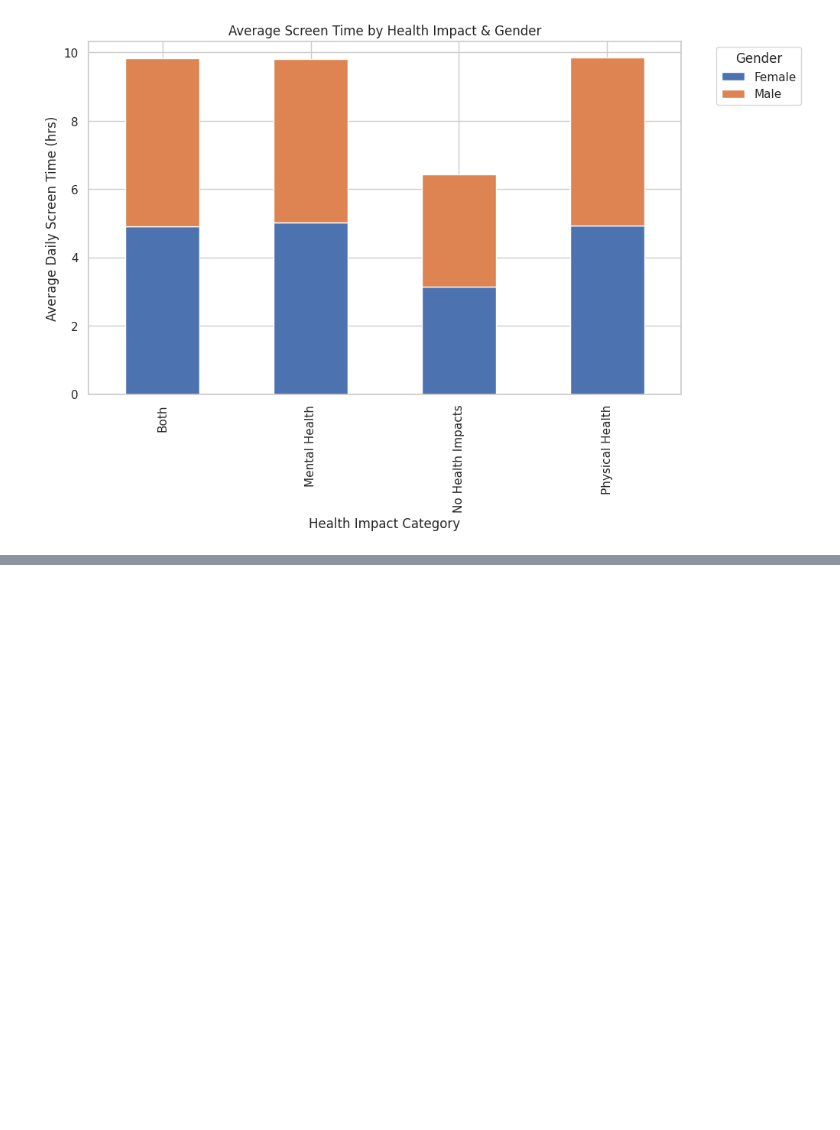
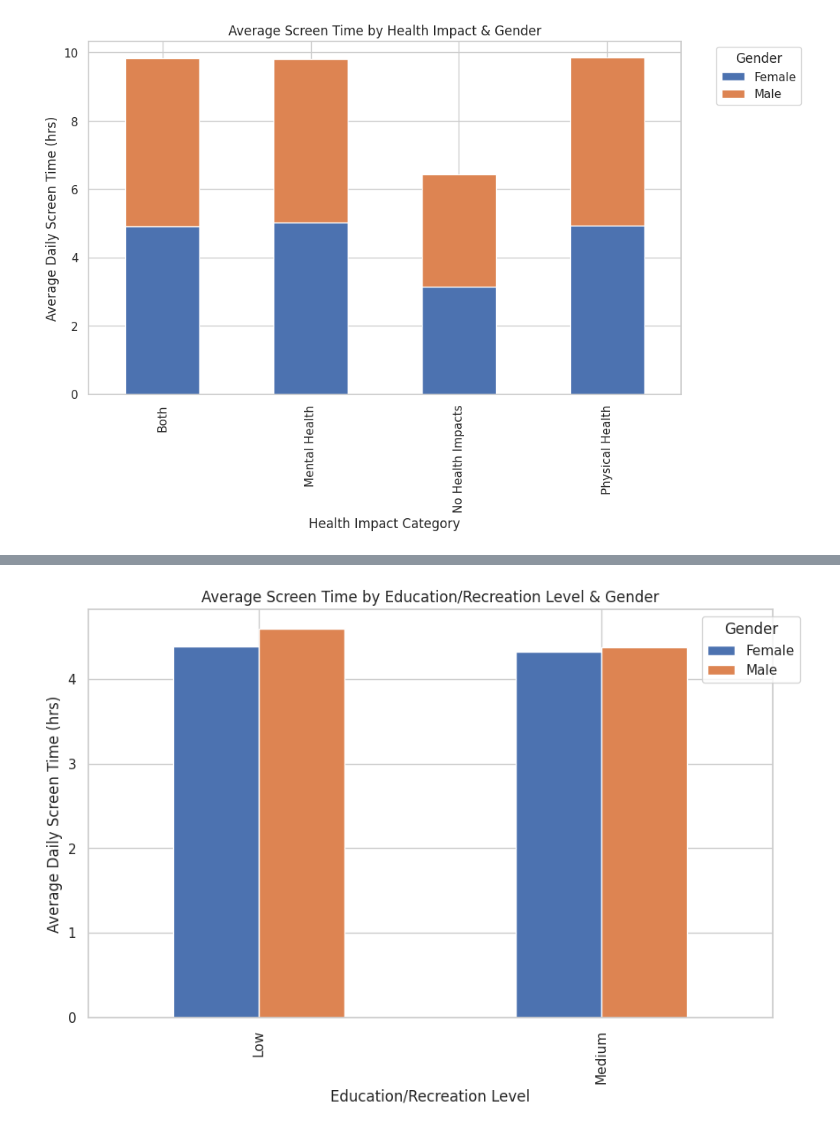
Before and after one commit to springboardmentor2468a-lab/Projects, a Jupyter notebook: Week_5.ipynb, the cells around one changed output, grey strips where cells are left out. Cells and saved outputs as stored; diff of their text form; code cells hidden in the pictures; blank space fills up the shorter version.

```diff
--- a/Week_5.ipynb
+++ b/Week_5.ipynb
@@ -103,0 +166,11 @@ plt.show()
+# %%
+# Clustered Bar Chart: Average Screen Time by Education/Recreation Level vs Gender
+edu_gender = df.groupby(['Edu_Recreation_Level', 'Gender'])['Avg_Daily_Screen_Time_hr'].mean().unstack()
+edu_gender.plot(kind='bar', stacked=False, figsize=(10, 6))
+plt.title("Average Screen Time by Education/Recreation Level & Gender")
+plt.ylabel("Average Daily Screen Time (hrs)")
+plt.xlabel("Education/Recreation Level")
+plt.legend(title="Gender", bbox_to_anchor=(1.05, 1))
+plt.show()
+# %% [output]
+[figure, added]
```
Also changed, not shown: parts of 14 cells of this notebook.
